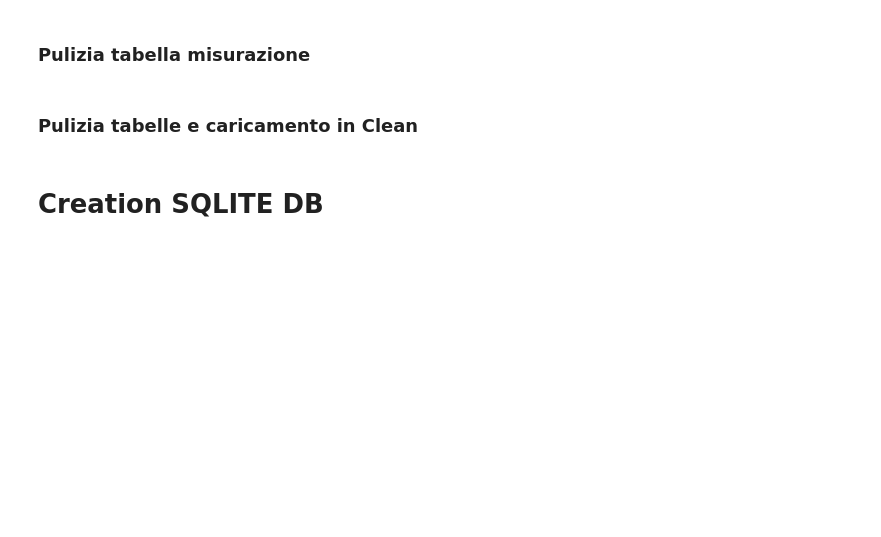
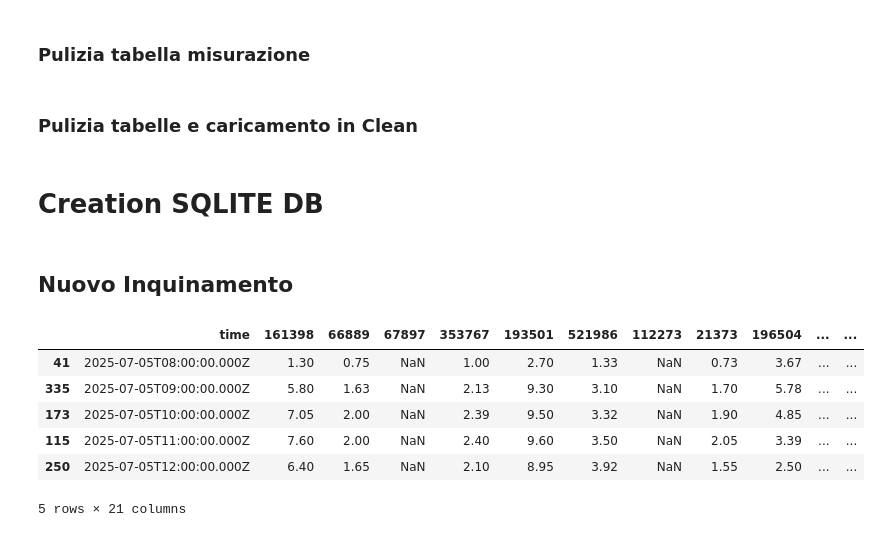
Before and after one commit to MattoMatteo/Progetto-Bike, a Jupyter notebook: ETL_ inquinanti.ipynb, the cells around one changed output. Drawn from its saved outputs; the diff is of its cells as text; code cells hidden in the pictures; blank space fills up the shorter version.

```diff
--- a/ETL_ inquinanti.ipynb
+++ b/ETL_ inquinanti.ipynb
@@ -284,3 +284,21 @@ for v in tables.values():
 
 # Execute query
 query_result = execute_query_list(total_query)
+# %% [markdown]
+## Nuovo Inquinamento
+# %%
+import pandas as pd
+
+PATH_NUOVO_INQUINAMENTO = "./Data/Raw/Inquinamento/nuovo_inquinamento.csv"
+df = pd.read_csv(PATH_NUOVO_INQUINAMENTO)
+
+df = df.sort_values("time")
+df.head()
+# %% [output]
+|  | time | 161398 | 66889 | 67897 | 353767 | 193501 | 521986 | 112273 | 21373 | 196504 | ... | ... |
+| 41 | 2025-07-05T08:00:00.000Z | 1.30 | 0.75 | NaN | 1.00 | 2.70 | 1.33 | NaN | 0.73 | 3.67 | ... | ... |
+| 335 | 2025-07-05T09:00:00.000Z | 5.80 | 1.63 | NaN | 2.13 | 9.30 | 3.10 | NaN | 1.70 | 5.78 | ... | ... |
+| 173 | 2025-07-05T10:00:00.000Z | 7.05 | 2.00 | NaN | 2.39 | 9.50 | 3.32 | NaN | 1.90 | 4.85 | ... | ... |
+| 115 | 2025-07-05T11:00:00.000Z | 7.60 | 2.00 | NaN | 2.40 | 9.60 | 3.50 | NaN | 2.05 | 3.39 | ... | ... |
+| 250 | 2025-07-05T12:00:00.000Z | 6.40 | 1.65 | NaN | 2.10 | 8.95 | 3.92 | NaN | 1.55 | 2.50 | ... | ... |
+5 rows × 21 columns
```
Also changed, not shown: parts of 1 cell of this notebook, 1 other file.
